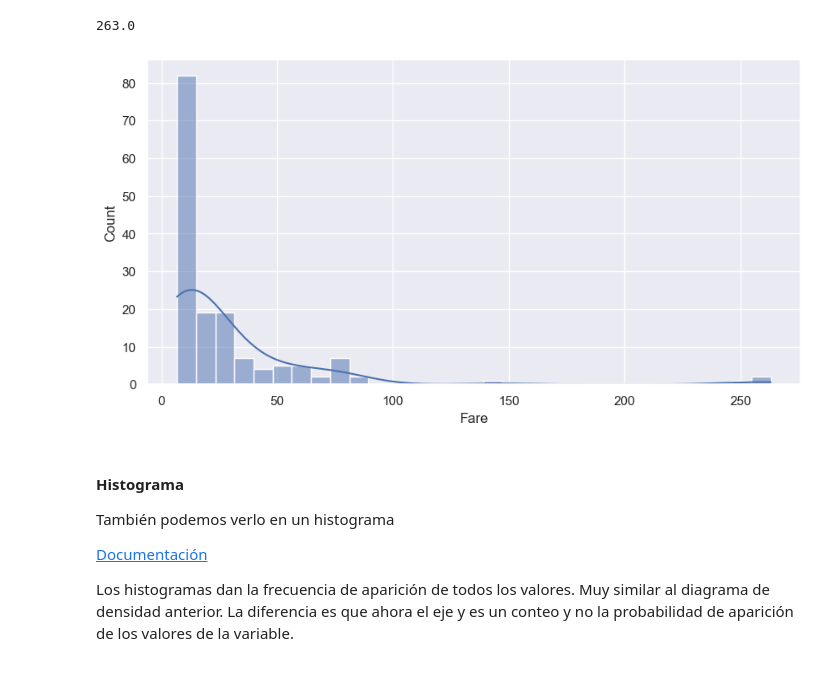
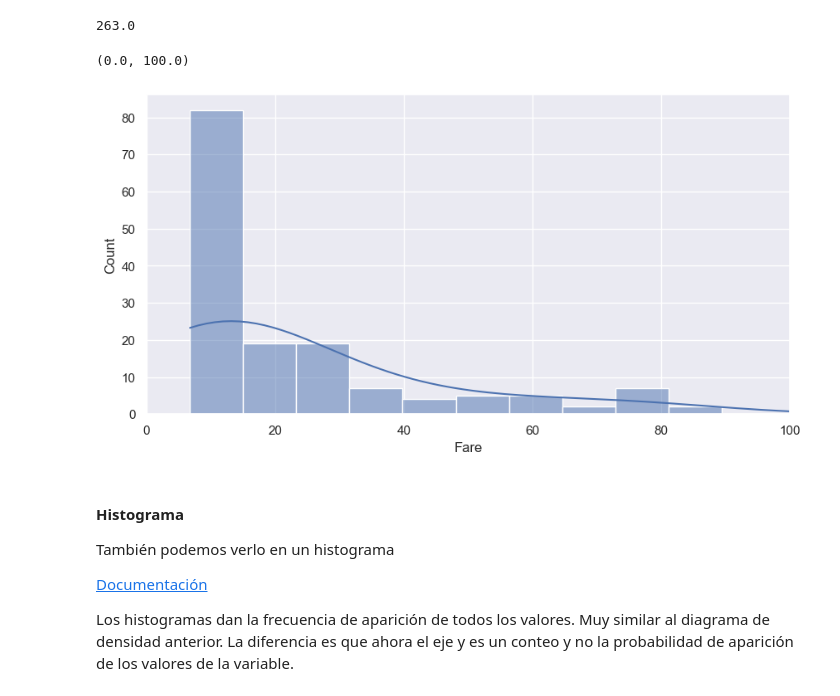
Before and after one commit to diegogerwig/TheBridge_DataScience_Theory, a Jupyter notebook: 2-Data Analysis/3-Visualización/2-Seaborn/Teoria/1 - Ejemplos EDA.ipynb, the cells around one changed output. Saved outputs shown, nothing was run; the diff lists cells and outputs as text; code cells hidden in the pictures.

```diff
--- a/2-Data Analysis/3-Visualización/2-Seaborn/Teoria/1 - Ejemplos EDA.ipynb
+++ b/2-Data Analysis/3-Visualización/2-Seaborn/Teoria/1 - Ejemplos EDA.ipynb
@@ -122,6 +122,7 @@ titanic_df['Fare'].max()
 # %%
 plt.figure(figsize=(10,5))
 sns.histplot(titanic_df["Fare"], kde=True);
-# plt.xlim(0,50)
+plt.xlim(0,100)
 # %% [output]
+(0.0, 100.0)
-[figure, old version]
+[figure, new version]
```
Also changed, not shown: parts of 1 cell of this notebook.
